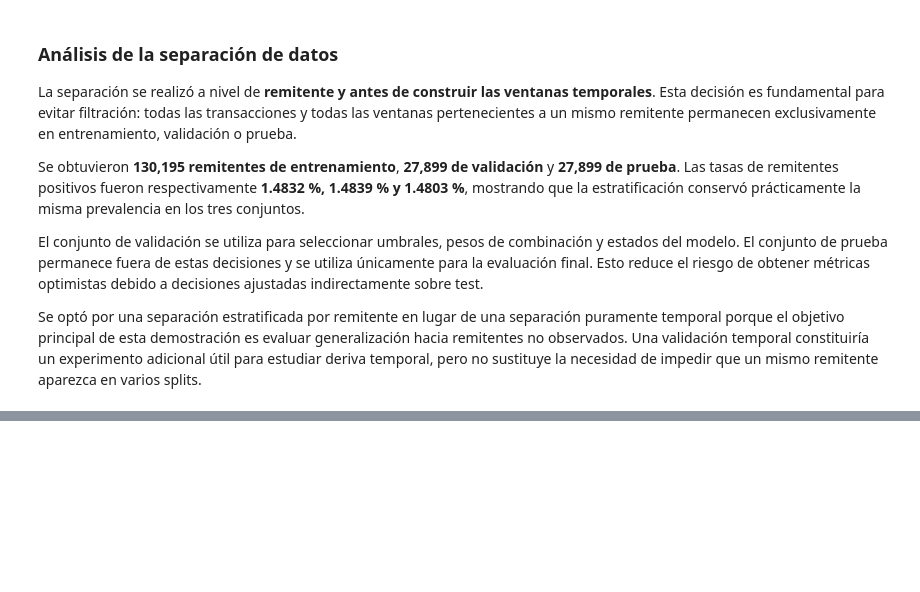
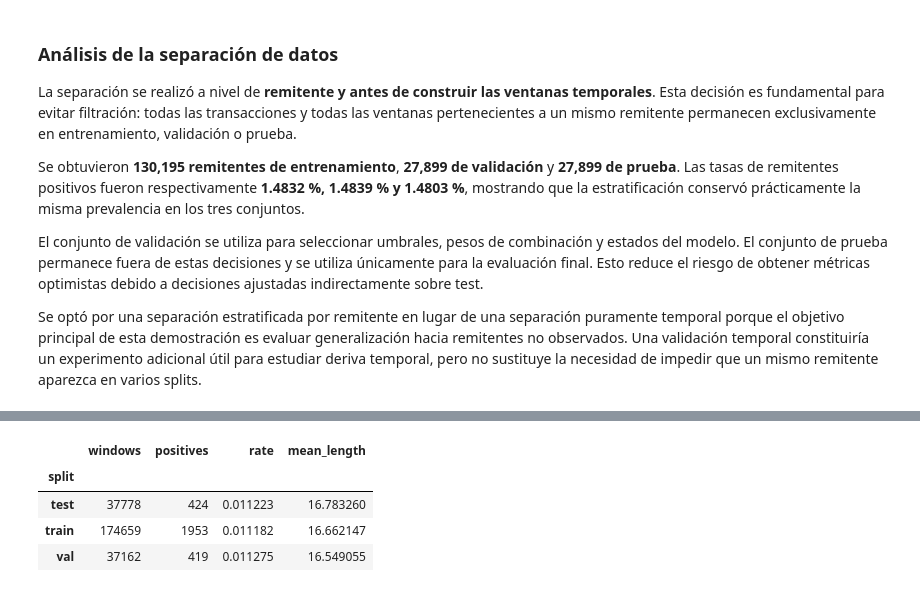
Before and after one commit to tismajo/CC3092-Proyecto-2, a Jupyter notebook: proyecto2.ipynb, the cells around one changed output, grey strips where cells are left out. Cells and saved outputs as stored; diff of their text form; code cells hidden in the pictures; blank space fills up the shorter version.

```diff
--- a/proyecto2.ipynb
+++ b/proyecto2.ipynb
@@ -286,0 +293,66 @@ Se optó por una separación estratificada por remitente en lugar de una separac
+# %%
+df = df[df['sender_id'].isin(split_map)].copy()
+df['split'] = df['sender_id'].map(split_map)
+df.sort_values(['sender_id','Timestamp'], inplace=True, kind='mergesort')
+df.reset_index(drop=False, inplace=True)
+df.rename(columns={'index':'original_row'}, inplace=True)
+
+g = df.groupby('sender_id', observed=True, sort=False)
+df['delta_minutes'] = g['Timestamp'].diff().dt.total_seconds().div(60).fillna(0).clip(lower=0)
+df['sender_position'] = g.cumcount()
+df['sender_count'] = g['sender_id'].transform('size')
+df['position_ratio'] = df['sender_position'] / (df['sender_count']-1).clip(lower=1)
+df['destination_changed'] = df['dest_id'].ne(g['dest_id'].shift()).astype('int8')
+df.loc[df['sender_position'].eq(0), 'destination_changed'] = 0
+df['new_destination'] = (~df.duplicated(['sender_id','dest_id'])).astype('int8')
+df['same_bank'] = (df['From Bank'] == df['To Bank']).astype('int8')
+df['same_account'] = (df['sender_id'] == df['dest_id']).astype('int8')
+df['currency_changed'] = (df['Payment Currency'].astype(str) != df['Receiving Currency'].astype(str)).astype('int8')
+df['log_amount_paid'] = np.log1p(df['Amount Paid'].clip(lower=0))
+df['log_amount_received'] = np.log1p(df['Amount Received'].clip(lower=0))
+df['log_amount_gap'] = np.log1p((df['Amount Paid']-df['Amount Received']).abs())
+df['log_fx_ratio'] = np.log((df['Amount Received']+1e-6)/(df['Amount Paid']+1e-6)).clip(-10,10)
+df['log_delta_minutes'] = np.log1p(df['delta_minutes'])
+df['log_tx_count_so_far'] = np.log1p(df['sender_position']+1)
+df['hour_sin'] = np.sin(2*np.pi*df['Timestamp'].dt.hour/24)
+df['hour_cos'] = np.cos(2*np.pi*df['Timestamp'].dt.hour/24)
+df['day_offset'] = (df['Timestamp']-df['Timestamp'].min()).dt.total_seconds()/86400
+
+CONT_COLS = ['log_amount_paid','log_amount_received','log_amount_gap','log_fx_ratio',
+             'log_delta_minutes','log_tx_count_so_far','hour_sin','hour_cos',
+             'day_offset','position_ratio','same_bank','same_account',
+             'currency_changed','destination_changed','new_destination']
+CAT_COLS = ['Payment Currency','Receiving Currency','Payment Format']
+
+def make_windows(frame):
+    records = []
+    labels = frame['Is Laundering'].to_numpy()
+    splits = frame['split'].to_numpy()
+    for sender, part in frame.groupby('sender_id', observed=True, sort=False):
+        start0, n = part.index[0], len(part)
+        candidate = []
+        for offset in range(0, n, CFG.MAX_SEQ_LEN):
+            end = min(offset + CFG.MAX_SEQ_LEN, n)
+            if end-offset >= CFG.MIN_SEQ_LEN:
+                s, e = start0+offset, start0+end
+                candidate.append((s,e))
+        if len(candidate) > CFG.MAX_WINDOWS_PER_SENDER:
+            chosen = np.linspace(0, len(candidate)-1, CFG.MAX_WINDOWS_PER_SENDER).round().astype(int)
+            candidate = [candidate[i] for i in np.unique(chosen)]
+        for s,e in candidate:
+            records.append({
+                'sender_id': sender, 'split': splits[s], 'start':s, 'end':e,
+                'length':e-s, 'label':int(labels[s:e].max())
+            })
+    return pd.DataFrame(records)
+
+windows = make_windows(df)
+display(windows.groupby('split').agg(windows=('label','size'), positives=('label','sum'),
+                                     rate=('label','mean'), mean_length=('length','mean')))
+assert windows['length'].between(CFG.MIN_SEQ_LEN, CFG.MAX_SEQ_LEN).all()
+# %% [output]
+|  | windows | positives | rate | mean_length |
+| split |  |  |  |  |
+| test | 37778 | 424 | 0.011223 | 16.783260 |
+| train | 174659 | 1953 | 0.011182 | 16.662147 |
+| val | 37162 | 419 | 0.011275 | 16.549055 |
```
Also changed, not shown: parts of 2 cells of this notebook.
